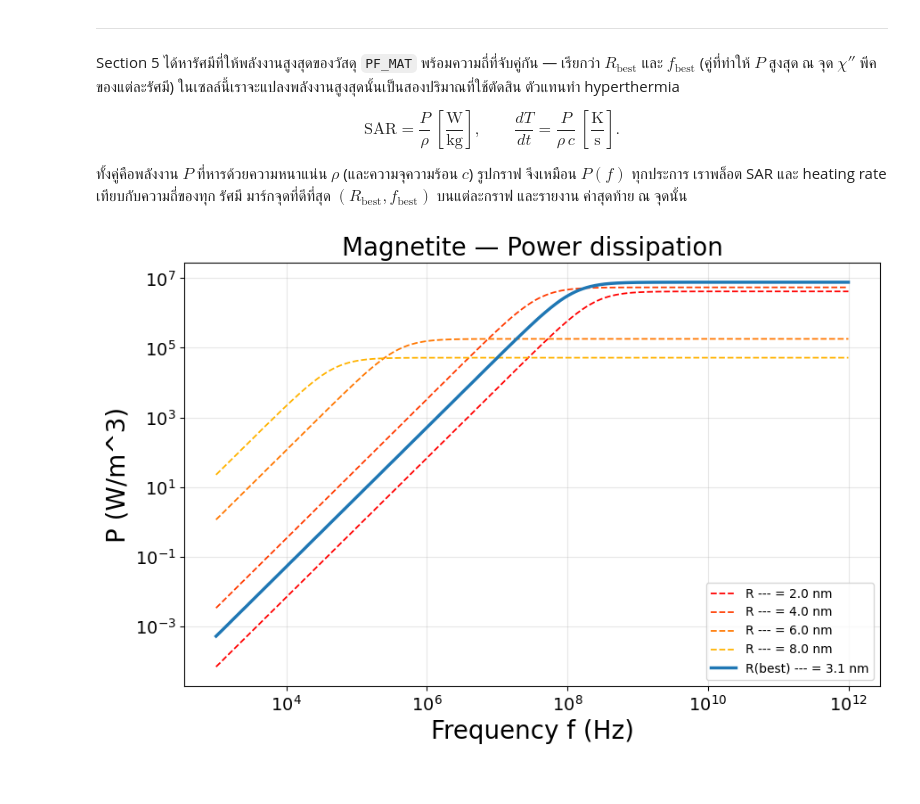
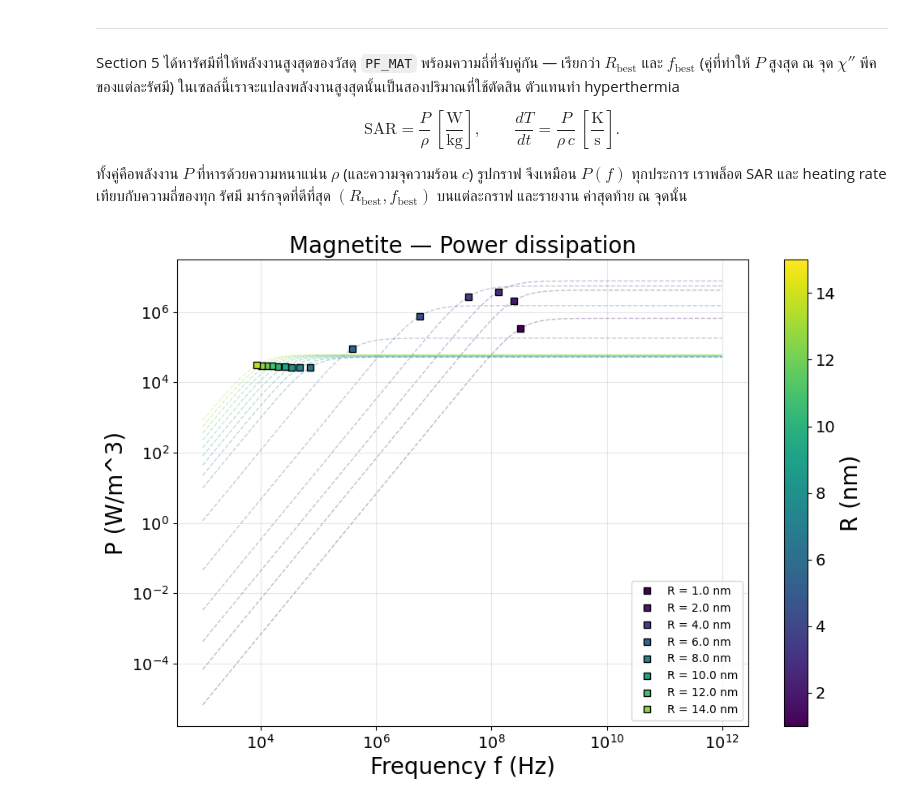
Before and after one commit to b00001/sciusproject-hyperthermia, a Jupyter notebook: week3_2.ipynb, the cells around one changed output. Cells and saved outputs as stored; diff of their text form; code cells hidden in the pictures.

```diff
--- a/week3_2.ipynb
+++ b/week3_2.ipynb
@@ -98,6 +98,7 @@ S2_R_PLOT = (2.0, 1.0, 10.0)   # subset of R actually drawn as lines, nm
 # ---- (G) Section 4-5  (P vs f, single material) ----
 PF_MAT = 'Magnetite'           # material to analyse
 PF_R   = (1.0, 0.1, 10.0)      # radii drawn as P(f) curves, nm
+PF_R_INTEREST = (1,2,3,4,5,6,7,8,9,10,11,12,13,14,15)  # [nm] radii of interest: energy at each R's own f_best (Sec 8)
 
 # ---- helper: turn a (start, step, end) tuple in nm into arrays ----
 def make_R(t):
@@ -369,7 +368,7 @@ Mat = PF_MAT
 Ms  = materials[Mat]['Ms']; K = materials[Mat]['K']
 Cp  = materials[Mat]['Cp']; rho = materials[Mat]['rho']
 
-R_nm = np.array([2, 3, 4, 6,8,10,15, 20,30], dtype=float)
+R_nm = np.array([1,2,3,4,5,10,15,20,30], dtype=float)
 f_grid  = np.logspace(F_LO_DEC, F_HI_DEC, 1000)
 omega   = 2 * np.pi * f_grid
 R_colors = plt.cm.viridis(np.linspace(0, 0.9, len(R_nm)))
@@ -647,23 +646,22 @@ $$\text{SAR} = \frac{P}{\rho}\ \left[\frac{\text{W}}{\text{kg}}\right],
 รัศมี มาร์กจุดที่ดีที่สุด $(R_{\text{best}}, f_{\text{best}})$ บนแต่ละกราฟ และรายงาน
 ค่าสุดท้าย ณ จุดนั้น
 # %%
-# ---------- read inputs (G) ----------
+# ---------- read inputs ----------
 Mat = PF_MAT
 Ms  = materials[Mat]['Ms']; K = materials[Mat]['K']
 Cp  = materials[Mat]['Cp']; rho = materials[Mat]['rho']
 
-# ---- extra R (nm) to overlay besides R_best ----
-R_EXTRA = (2, 4, 6, 8)
+# radii of interest (nm) — edited in the INPUT cell (G): PF_R_INTEREST
+R_interest = np.array(PF_R_INTEREST, dtype=float)
 
-R_nm, _ = make_R(PF_R)
-f_grid  = np.logspace(F_LO_DEC, F_HI_DEC, N_F)   # swept
-omega   = 2 * np.pi * f_grid
+f_grid = np.logspace(F_LO_DEC, F_HI_DEC, N_F)   # frequency sweep
+omega  = 2 * np.pi * f_grid
 
-# ---------- per R: sweep f, find f_best = argmax(chi''), record P/SAR/heat there ----------
+# ---------- per R of interest: sweep f, take that R's own f_best = argmax(chi''), record P/SAR/heat there ----------
 P_all, SAR_all, HEAT_all = {}, {}, {}
 f_best_all, P_best_all, SAR_best_all, heat_best_all = {}, {}, {}, {}
 
-for Rv_nm in R_nm:
+for Rv_nm in R_interest:
     R_m = Rv_nm * 1e-9
     VM = (4/3) * np.pi * R_m**3
     VH = (4/3) * np.pi * (R_m + delta)**3
@@ -675,61 +673,61 @@ for Rv_nm in R_nm:
 
     chi0   = (mu0 * Ms**2 * VM) / (3 * kB * T)
     chi_dp = (chi0 * omega * tau_eff) / (1 + (omega * tau_eff)**2)
     P      = mu0 * H_app**2 * f_grid * np.pi * chi_dp
     P_all[Rv_nm]    = P                    # [W/m^3]
     SAR_all[Rv_nm]  = P / rho              # [W/kg]
     HEAT_all[Rv_nm] = P / (rho * Cp)       # [K/s]
 
-    i_best = np.argmax(chi_dp)             # f_best = chi'' peak (matched frequency)
+    i_best = np.argmax(chi_dp)             # f_best = chi'' peak of THIS R (its matched frequency)
     f_best_all[Rv_nm]    = f_grid[i_best]
     P_best_all[Rv_nm]    = P[i_best]
     SAR_best_all[Rv_nm]  = SAR_all[Rv_nm][i_best]
     heat_best_all[Rv_nm] = HEAT_all[Rv_nm][i_best]
 
-# ---------- pick the overall best: R that maximizes P at its f_best ----------
-R_best = max(P_best_all, key=P_best_all.get)     # R (nm)
-f_best = f_best_all[R_best]                       # Hz
-
-# ---------- match each requested extra R to the nearest computed R ----------
-R_extra = [R_nm[np.argmin(np.abs(R_nm - r))] for r in R_EXTRA]
-R_extra = [r for r in R_extra if r != R_best]    # avoid duplicating R_best
-extra_colors = plt.cm.autumn(np.linspace(0, 0.7, len(R_extra))) if R_extra else []
+# Use viridis colormap to match Section 4
+extra_colors = plt.cm.viridis(np.linspace(0, 0.9, len(R_interest)))
 
 # ---------- one separate figure per quantity ----------
 panels = [
-    ('Power dissipation', 'P (W/m^3)',      P_all,    'power_dissipation'),
-    ('SAR',               'SAR (W/kg)',     SAR_all,  'sar'),
-    ('Heating rate',      'Heating rate (K/s)', HEAT_all, 'heating_rate'),
+    ('Power dissipation', 'P (W/m^3)',      P_all,    P_best_all,    'power_dissipation'),
+    ('SAR',               'SAR (W/kg)',     SAR_all,  SAR_best_all,  'sar'),
+    ('Heating rate',      'Heating rate (K/s)', HEAT_all, heat_best_all, 'heating_rate'),
 ]
 
-for title, ylab, curve_all, fname in panels:
-    fig, ax = plt.subplots(figsize=(9, 6))
+for title, ylab, curve_all, best_vals, fname in panels:
+    fig, ax = plt.subplots(figsize=(10, 7))
 
-    # extra R lines (thin, dashed) -> label "R --- = {value}"
-    for r, c in zip(R_extra, extra_colors):
-        ax.plot(f_grid, curve_all[r], color=c, linewidth=1.3, linestyle='--',
-                label=f'R --- = {r:.1f} nm')
+    # marker at each R's own f_best, plus its faint P(f) curve
+    for r, c in zip(R_interest, extra_colors):
+        fb = f_best_all[r]
+        pb = best_vals[r]
 
-    # best R line (thick, on top) -> label "R(best) --- = {value}"
-    ax.plot(f_grid, curve_all[R_best], color='tab:blue', linewidth=2.5,
-            label=f'R(best) --- = {R_best:.1f} nm')
+        # label only some radii to avoid clutter
+        label_text = f'R = {r:.1f} nm' if (r % 2 == 0 or r == 1) else None
+
+        ax.plot(fb, pb, 's', color=c, markersize=6, markeredgecolor='black', label=label_text, zorder=5)
+        ax.plot(f_grid, curve_all[r], color=c, linewidth=1, linestyle='--', alpha=0.3)
 
     ax.set_xscale('log'); ax.set_yscale('log')
     ax.set_xlabel('Frequency f (Hz)', fontsize=20)
     ax.set_ylabel(ylab, fontsize=20)
     ax.set_title(f'{Mat} — {title}', fontsize=20)
     ax.grid(True, which='both', alpha=0.3)
-    ax.legend(fontsize=10)
+
+    ax.legend(fontsize=10, loc='best')
+
+    # colorbar for context
+    sm = ScalarMappable(norm=Normalize(vmin=R_interest.min(), vmax=R_interest.max()), cmap='viridis')
+    sm.set_array([])
+    fig.colorbar(sm, ax=ax, label='R (nm)')
+
     plt.tight_layout()
     plt.show()
 
-# ---------- final numbers at (R_best, f_best) ----------
-print(f"\nMaterial: {Mat}")
-print(f"Best operating point (max P at each R's f_best):\n")
-print(f"  R_best   = {R_best:.1f} nm")
-print(f"  f_best   = {f_best:.3e} Hz")
-print(f"  P        = {P_best_all[R_best]:.4e} W/m^3")
-print(f"  SAR      = {SAR_best_all[R_best]:.4e} W/kg")
-print(f"  heating  = {heat_best_all[R_best]:.4e} K/s")
+# ---------- final numbers summary ----------
+print(f"\nMaterial: {Mat} - Summary at each R's own f_best")
+print(f"{'R (nm)':>7s} {'f_best (Hz)':>14s} {'SAR (W/kg)':>14s} {'Heat (K/s)':>14s}")
+for r in R_interest:
+    print(f"{r:7.1f} {f_best_all[r]:14.3e} {SAR_best_all[r]:14.3e} {heat_best_all[r]:14.3e}")
 # %% [output]
-[figure, old version]
+[figure, new version]
```
Also changed, not shown: parts of 3 cells of this notebook.
